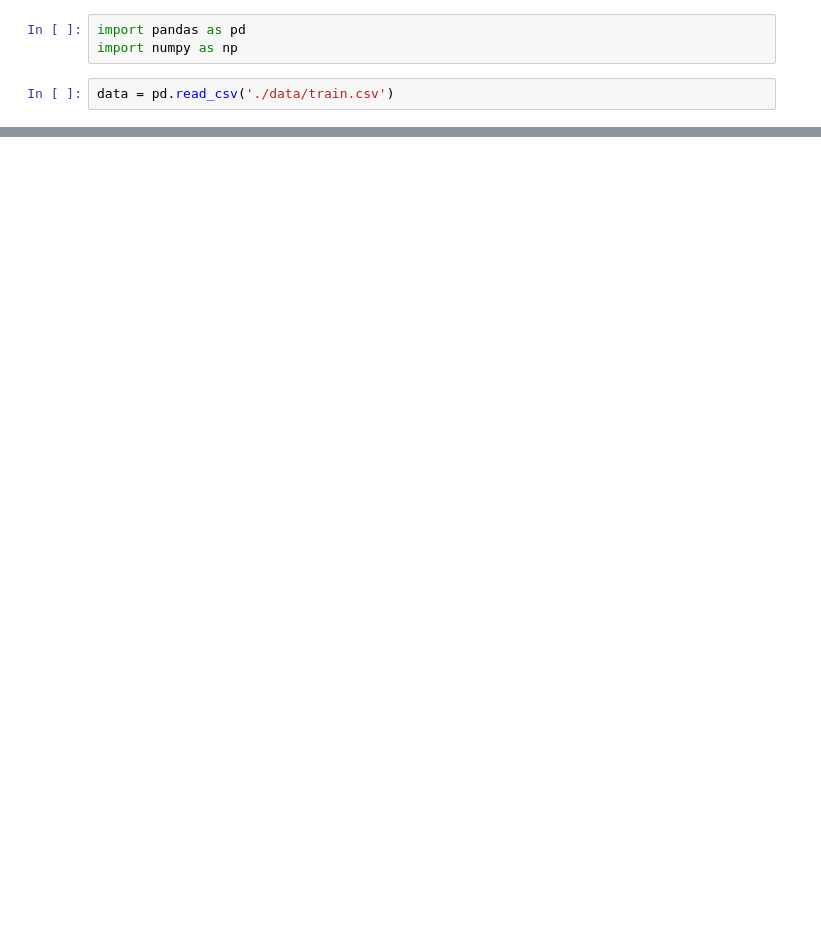
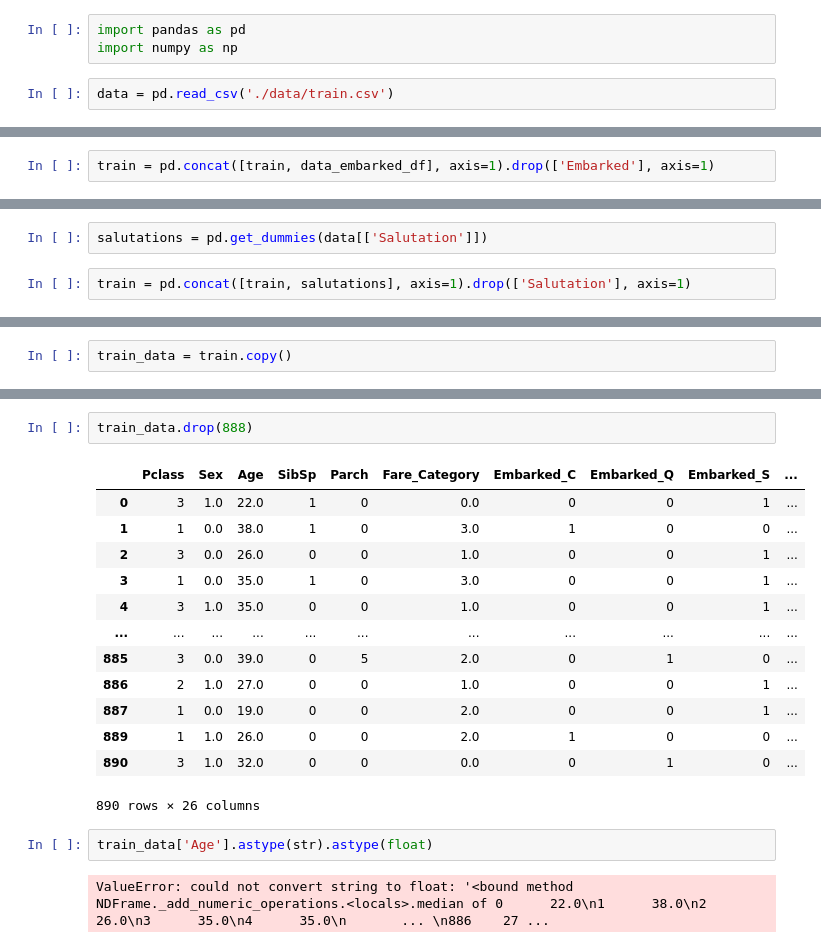
Before and after one commit to vamsi10010/titanic, a Jupyter notebook: yeet.ipynb, the cells around one changed output, grey strips where cells are left out. Cells and saved outputs as stored; diff of their text form; blank space fills up the shorter version.

```diff
--- a/yeet.ipynb
+++ b/yeet.ipynb
@@ -14,0 +175,2 @@ data.head()
+# %%
+train = pd.concat([train, data_embarked_df], axis=1).drop(['Embarked'], axis=1)
@@ -14,0 +186,4 @@ data.head()
+# %%
+salutations = pd.get_dummies(data[['Salutation']])
+# %%
+train = pd.concat([train, salutations], axis=1).drop(['Salutation'], axis=1)
@@ -14,0 +200,2 @@ data.head()
+# %%
+train_data = train.copy()
@@ -14,0 +222,20 @@ data.head()
+# %%
+train_data.drop(888)
+# %% [output]
+|  | Pclass | Sex | Age | SibSp | Parch | Fare_Category | Embarked_C | Embarked_Q | Embarked_S | ... |
+| 0 | 3 | 1.0 | 22.0 | 1 | 0 | 0.0 | 0 | 0 | 1 | ... |
+| 1 | 1 | 0.0 | 38.0 | 1 | 0 | 3.0 | 1 | 0 | 0 | ... |
+| 2 | 3 | 0.0 | 26.0 | 0 | 0 | 1.0 | 0 | 0 | 1 | ... |
+| 3 | 1 | 0.0 | 35.0 | 1 | 0 | 3.0 | 0 | 0 | 1 | ... |
+| 4 | 3 | 1.0 | 35.0 | 0 | 0 | 1.0 | 0 | 0 | 1 | ... |
+| ... | ... | ... | ... | ... | ... | ... | ... | ... | ... | ... |
+| 885 | 3 | 0.0 | 39.0 | 0 | 5 | 2.0 | 0 | 1 | 0 | ... |
+| 886 | 2 | 1.0 | 27.0 | 0 | 0 | 1.0 | 0 | 0 | 1 | ... |
+| 887 | 1 | 0.0 | 19.0 | 0 | 0 | 2.0 | 0 | 0 | 1 | ... |
+| 889 | 1 | 1.0 | 26.0 | 0 | 0 | 2.0 | 1 | 0 | 0 | ... |
+| 890 | 3 | 1.0 | 32.0 | 0 | 0 | 0.0 | 0 | 1 | 0 | ... |
+890 rows × 26 columns
+# %%
+train_data['Age'].astype(str).astype(float)
+# %% [output]
+ValueError: could not convert string to float: '<bound method NDFrame._add_numeric_operations.<locals>.median of 0      22.0\n1      38.0\n2      26.0\n3      35.0\n4      35.0\n       ... \n886    27 ...
```
Also changed, not shown: parts of 35 cells of this notebook, 2 other files.
